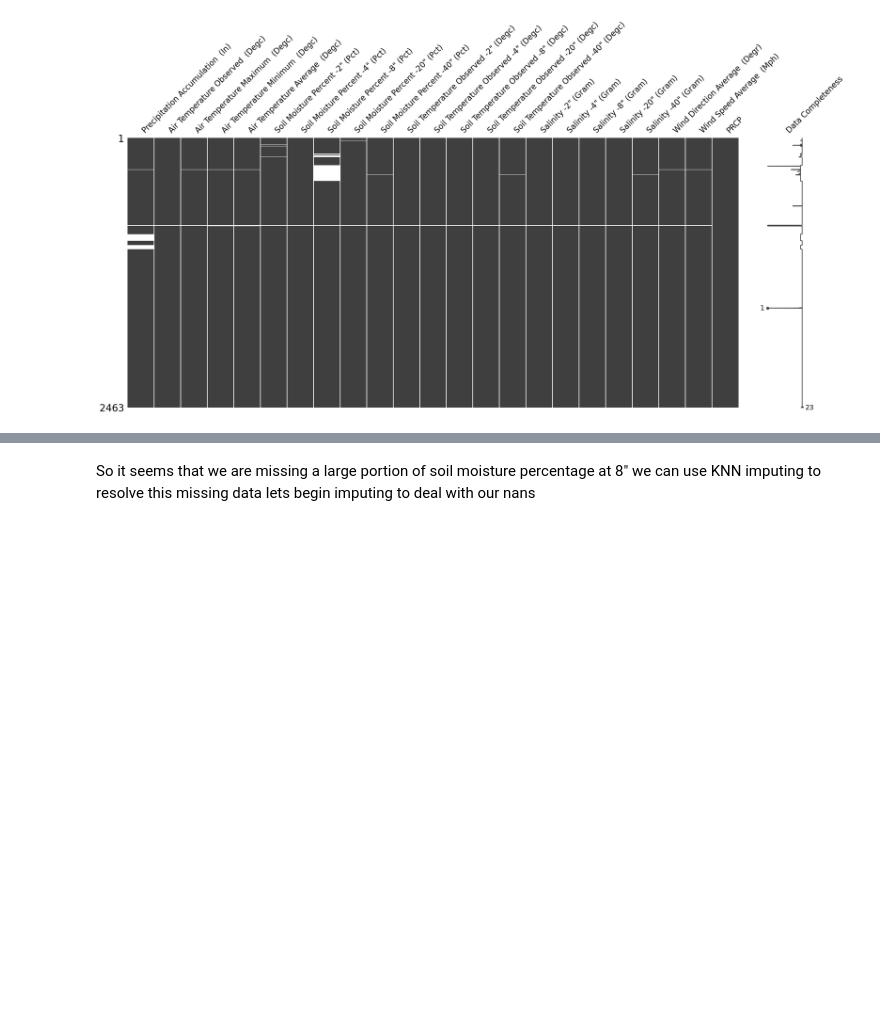
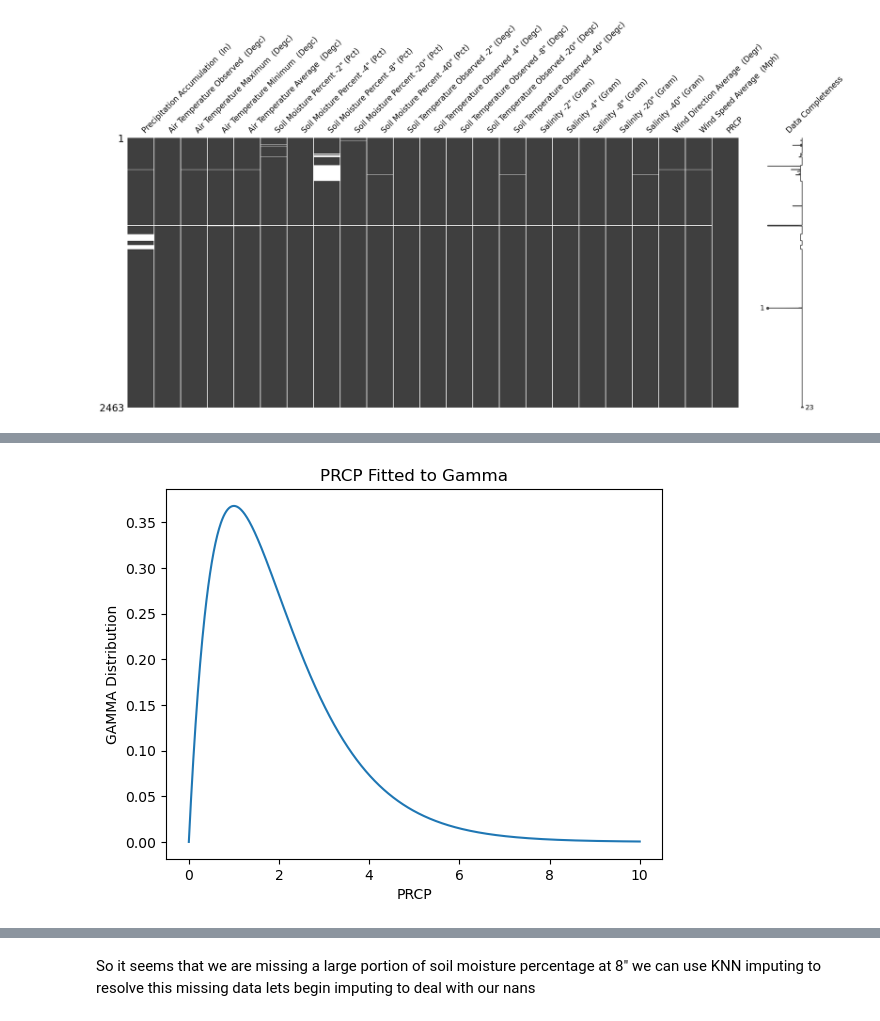
Before and after one commit to bigdog3626/Drought-Detection-Modeling, a Jupyter notebook: Data-Preprocessors.ipynb, the cells around one changed output, grey strips where cells are left out. Cells and saved outputs as stored; diff of their text form; code cells hidden in the pictures; blank space fills up the shorter version.

```diff
--- a/Data-Preprocessors.ipynb
+++ b/Data-Preprocessors.ipynb
@@ -193,0 +254,14 @@ msno.matrix(labeled_df.drop(['day','year','month'], axis=1), labels=True)
+# %%
+
+# now plot the probability density function
+x = np.linspace(0,10, 1000)
+pdf = stats.gamma.pdf(x, 2, loc, 1)
+plt.plot(x, pdf)
+plt.xlabel('PRCP')
+plt.ylabel('GAMMA Distribution')
+plt.title('PRCP Fitted to Gamma')
+
+
+plt.show()
+# %% [output]
+[figure, added]
```
Also changed, not shown: parts of 6 cells of this notebook, 1 other file.
